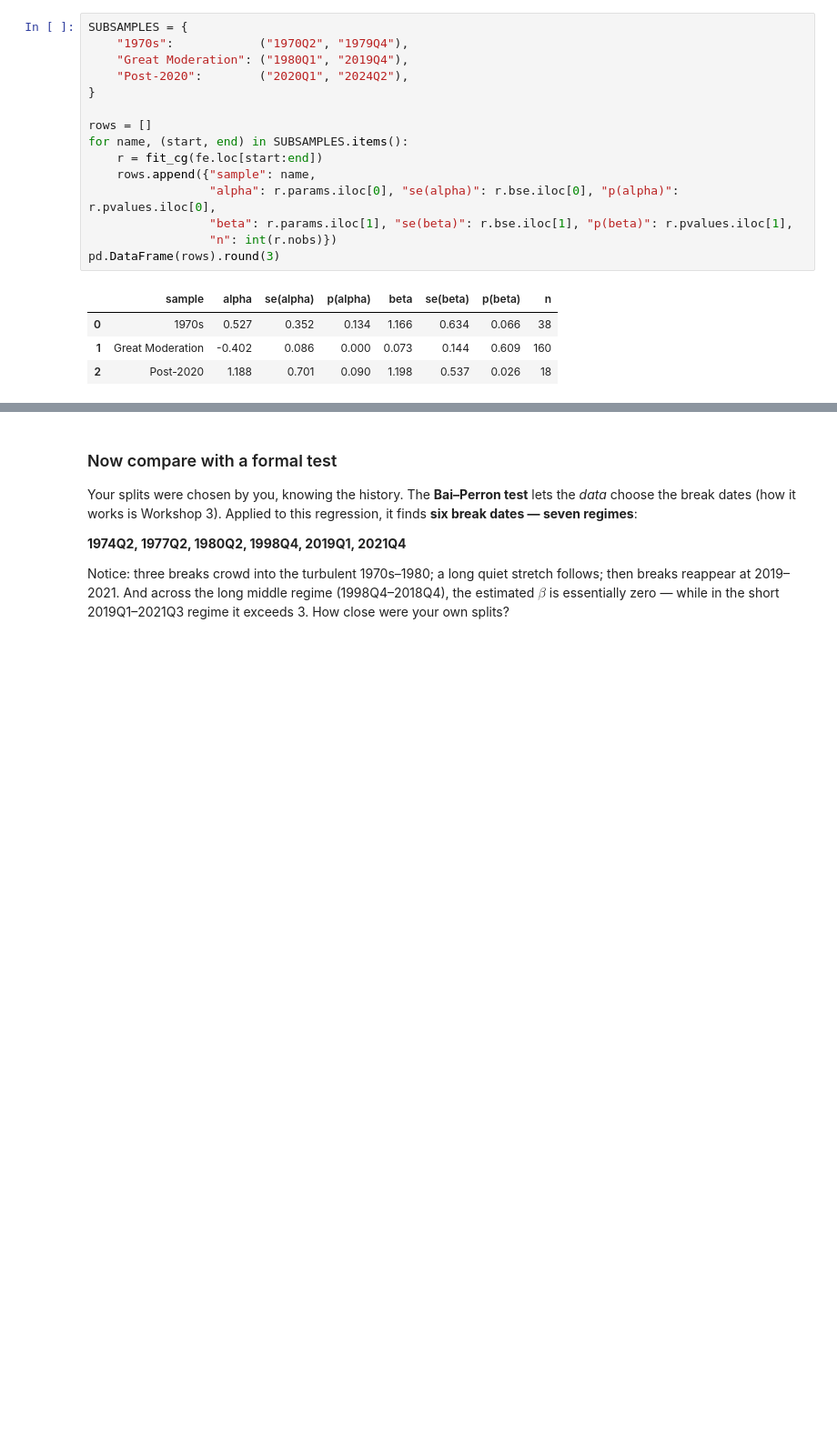
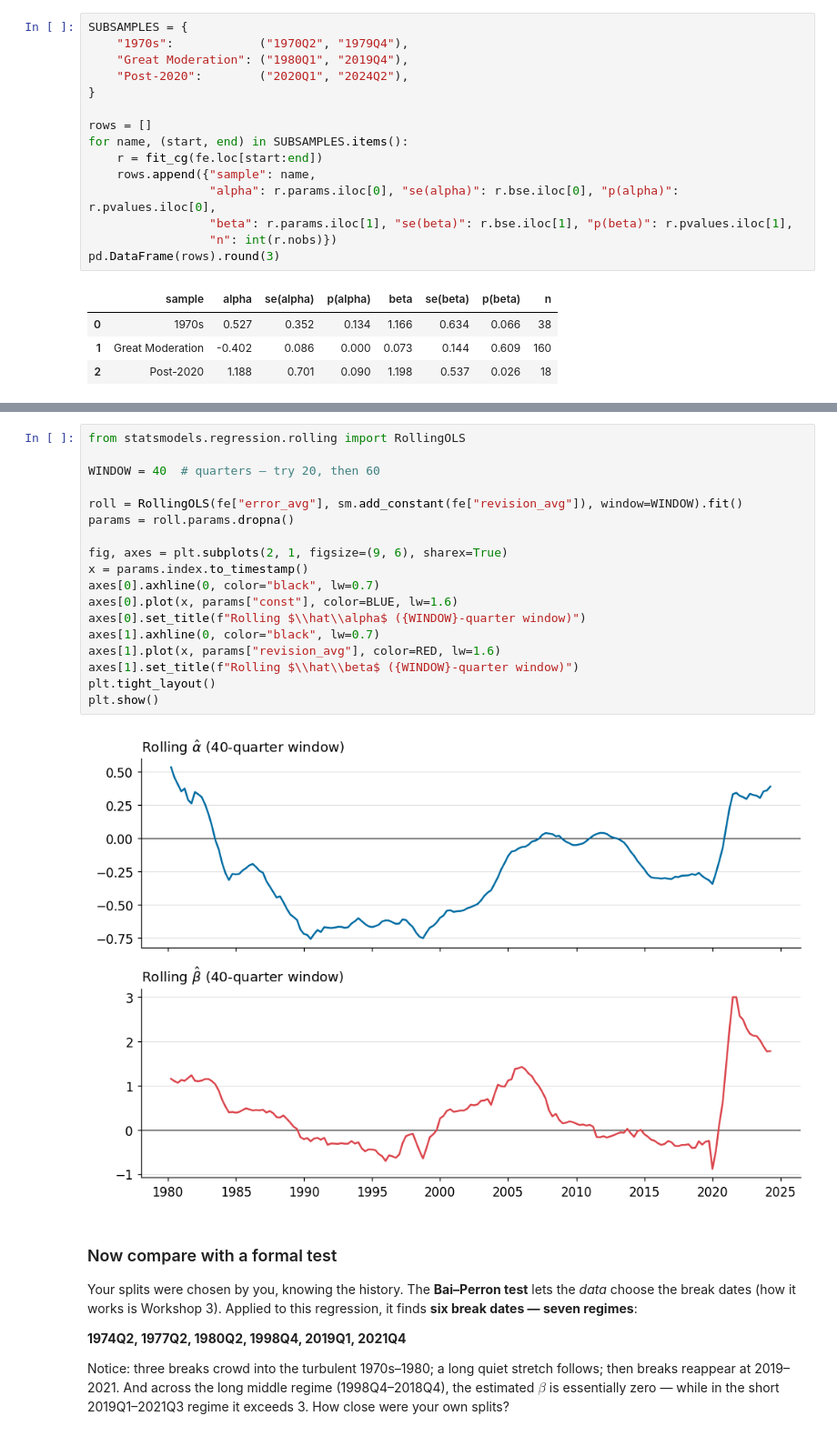
Before and after one commit to mortentabor/structural-change-seminar, a Jupyter notebook: notebooks/02-forecast-errors-exhibit.ipynb, the cells around one changed output, grey strips where cells are left out. Shown at 91% size. Cells and saved outputs as stored; diff of their text form; blank space fills up the shorter version.

```diff
--- a/notebooks/02-forecast-errors-exhibit.ipynb
+++ b/notebooks/02-forecast-errors-exhibit.ipynb
@@ -92,3 +98,23 @@ pd.DataFrame(rows).round(3)
+# %%
+from statsmodels.regression.rolling import RollingOLS
+
+WINDOW = 40  # quarters — try 20, then 60
+
+roll = RollingOLS(fe["error_avg"], sm.add_constant(fe["revision_avg"]), window=WINDOW).fit()
+params = roll.params.dropna()
+
+fig, axes = plt.subplots(2, 1, figsize=(9, 6), sharex=True)
+x = params.index.to_timestamp()
+axes[0].axhline(0, color="black", lw=0.7)
+axes[0].plot(x, params["const"], color=BLUE, lw=1.6)
+axes[0].set_title(f"Rolling $\\hat\\alpha$ ({WINDOW}-quarter window)")
+axes[1].axhline(0, color="black", lw=0.7)
+axes[1].plot(x, params["revision_avg"], color=RED, lw=1.6)
+axes[1].set_title(f"Rolling $\\hat\\beta$ ({WINDOW}-quarter window)")
+plt.tight_layout()
+plt.show()
+# %% [output]
+[figure, added]
 # %% [markdown]
 ### Now compare with a formal test
 
```
Also changed, not shown: parts of 1 cell of this notebook.
